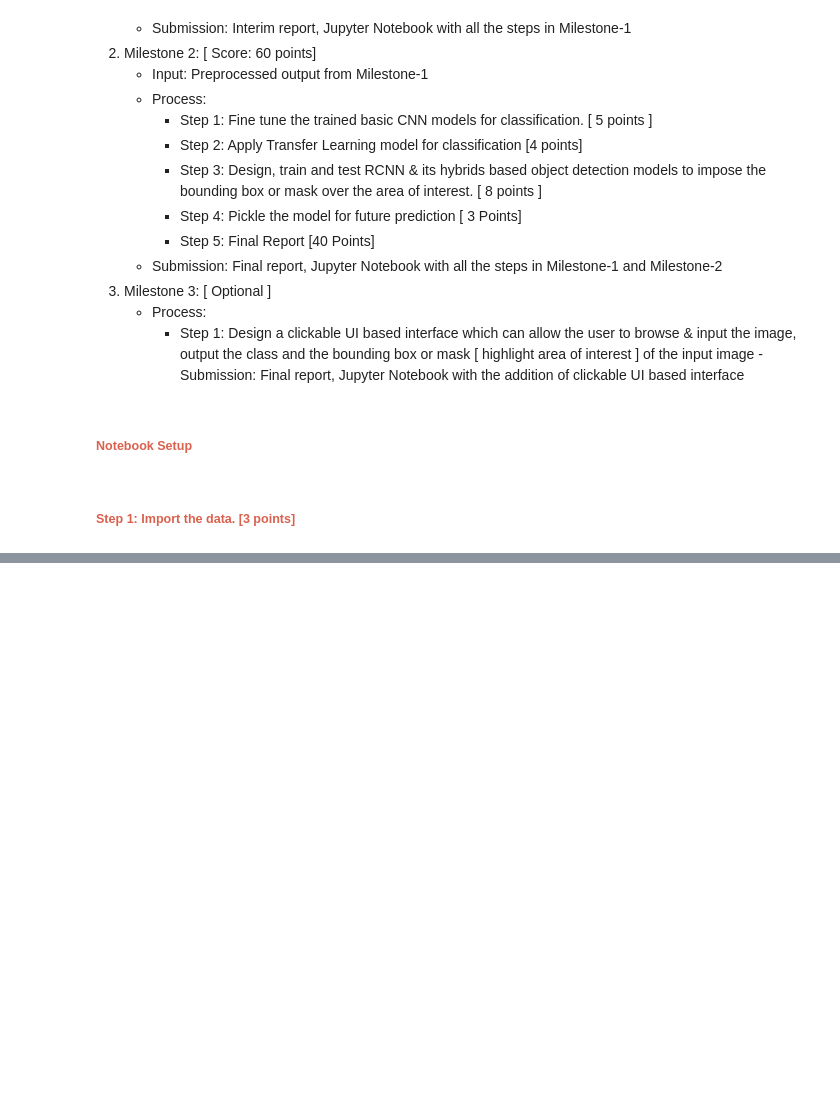
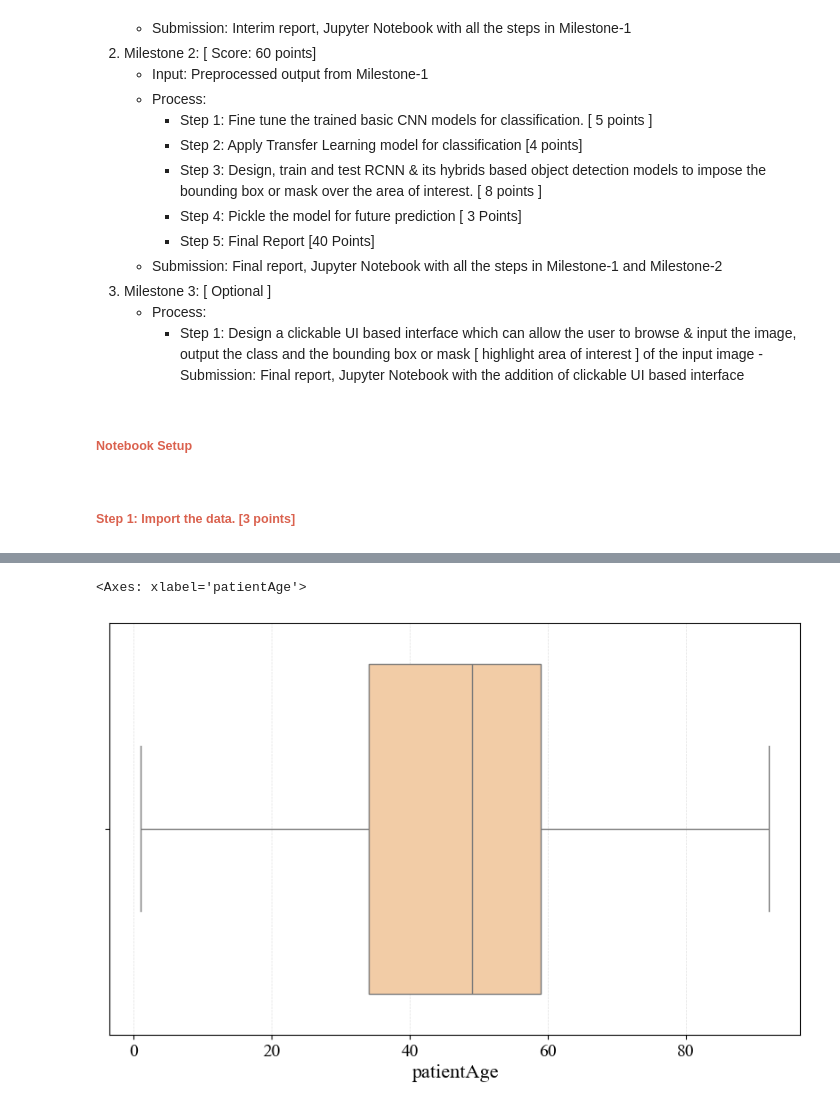
Before and after one commit to AIML-July-23-A-Capstone-G1-Team/Capstone-Project, a Jupyter notebook: Capstone.ipynb, the cells around one changed output, grey strips where cells are left out. Drawn from its saved outputs; the diff is of its cells as text; code cells hidden in the pictures; blank space fills up the shorter version.

```diff
--- a/Capstone.ipynb
+++ b/Capstone.ipynb
@@ -344,0 +213,12 @@ Shape of the train_class dataframe after merge: (30227, 9)
+# %%
+# Define the directory paths and file paths
+
+labels_dir = "labels/"
+output_dir = "output/"
+data_dir = "data/"
+train_images_dir = "data/stage_2_train_images/"
+test_images_dir = "data/stage_2_test_images/"
+
+TRAIN_IMAGE_LABELS_FILE = os.path.join(labels_dir, "stage_2_train_labels.csv")
+CLASS_INFO_FILE = os.path.join(labels_dir, "stage_2_detailed_class_info.csv")
+TEST_IMAGE_LABELS_FILE = os.path.join(labels_dir, "stage_2_test_labels.csv")
@@ -344,0 +703,5 @@ Shape of the train_class dataframe after merge: (30227, 9)
+# %%
+sns.boxplot(x="patientAge", data=training_metadata, orient="h")
+# %% [output]
+<Axes: xlabel='patientAge'>
+[figure, added]
```
Also changed, not shown: parts of 66 cells of this notebook.
